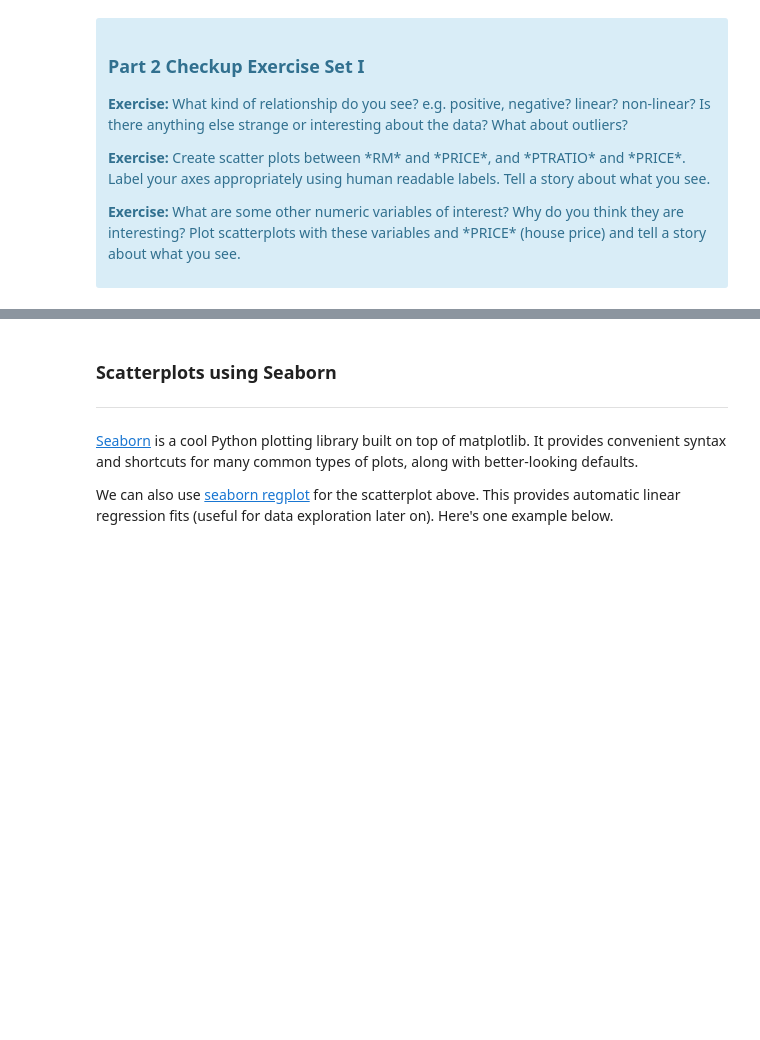
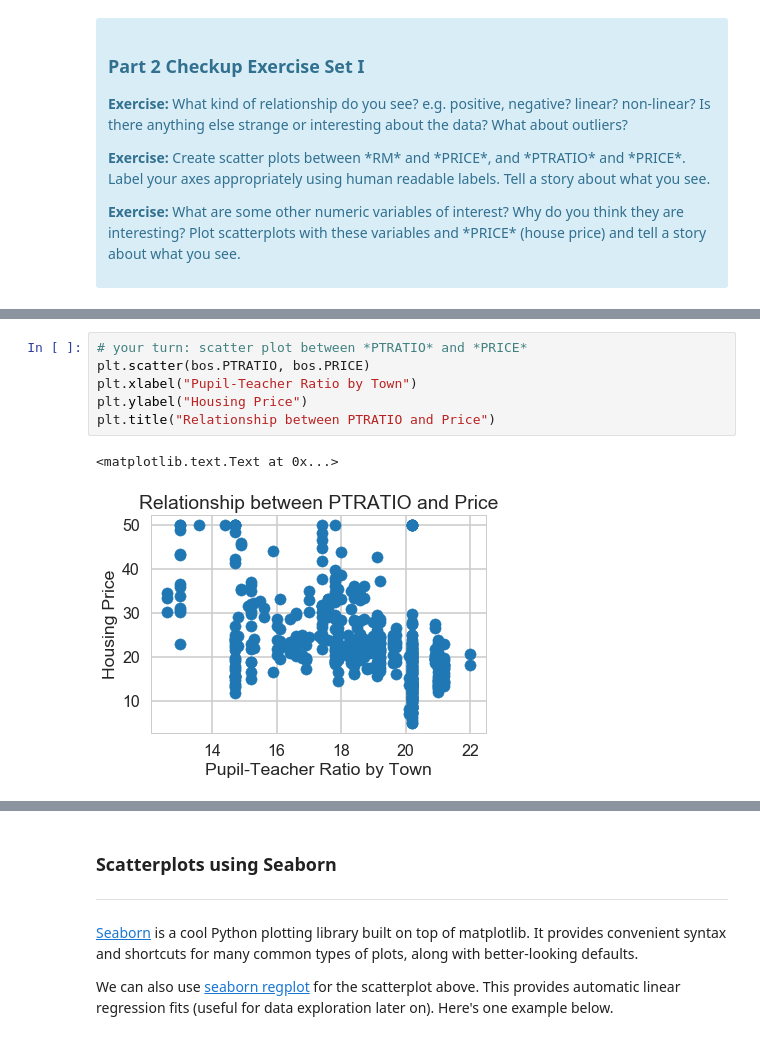
Before and after one commit to nasims/DataScience, a Jupyter notebook: linear_regression/Mini_Project_Linear_Regression_nasims.ipynb, the cells around one changed output, grey strips where cells are left out. Saved outputs shown, nothing was run; the diff lists cells and outputs as text; blank space fills up the shorter version.

```diff
--- a/linear_regression/Mini_Project_Linear_Regression_nasims.ipynb
+++ b/linear_regression/Mini_Project_Linear_Regression_nasims.ipynb
@@ -226,0 +292,9 @@ plt.title("Relationship between CRIM and Price")
+# %%
+# your turn: scatter plot between *PTRATIO* and *PRICE*
+plt.scatter(bos.PTRATIO, bos.PRICE)
+plt.xlabel("Pupil-Teacher Ratio by Town")
+plt.ylabel("Housing Price")
+plt.title("Relationship between PTRATIO and Price")
+# %% [output]
+<matplotlib.text.Text at 0x...>
+[figure, added]
```
Also changed, not shown: parts of 70 cells of this notebook.
